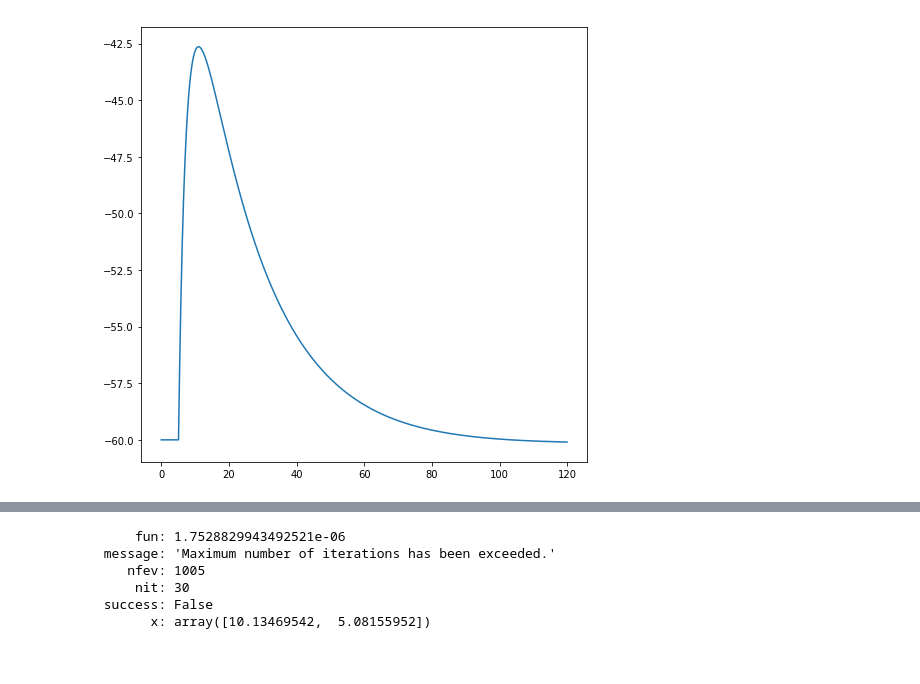
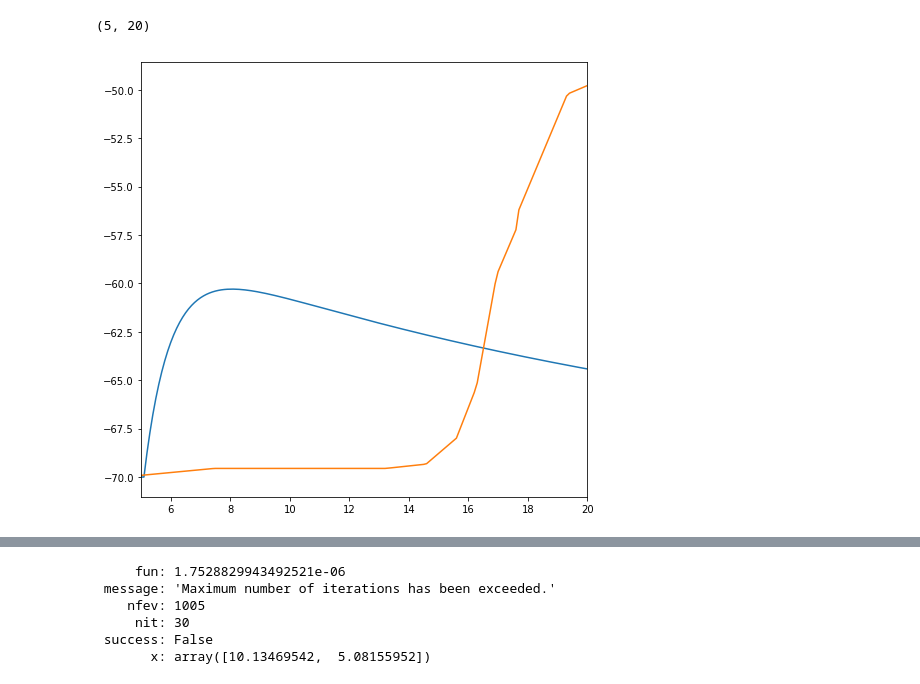
Before and after one commit to ANaka/dh_model, a Jupyter notebook: dh_model_epsp_fitting2.ipynb, the cells around one changed output, grey strips where cells are left out. Saved outputs shown, nothing was run; the diff lists cells and outputs as text; code cells hidden in the pictures.

```diff
--- a/dh_model_epsp_fitting2.ipynb
+++ b/dh_model_epsp_fitting2.ipynb
@@ -184,8 +198,15 @@ from scipy.interpolate import interp1d
+# %%
+from scipy.interpolate import interp1d
+interp = interp1d(x,y)
 # %%
 ################################################################################
 # Model parameters
 ################################################################################
 ### General parameters
-duration = 0.12*second  # Total simulation time
+duration = x[-1]*ms  # Total simulation time
 sim_dt = 0.1*ms        # Integrator/sampling step
 defaultclock.dt = sim_dt
+# %%
+tb = np.arange(0,duration,sim_dt)
+train_v = interp(tb/ms) * mV
+train_v = train_v/volt
@@ -192,4 +218,5 @@ defaultclock.dt = sim_dt
 # %%
+
 ct = 'pep1'
 constructor = afferent_group()
 constructor.select_cell_type(ct)
@@ -197,7 +224,7 @@ constructor.params['N'] = 1
 constructor.params['outputs']['i_gal']['p'] = 1
 constructor.params['outputs']['i_gal']['w_mu'] = 7 * nS
 constructor.add_spikes(indices = array([0]), spikes = array([5])* ms)
-af_ngs[ct], af_params[ct] = constructor.generate_afferent_group()
+pre, pre_params = constructor.generate_afferent_group()
 
 
 ct = 'i_gal'
@@ -208,25 +235,18 @@ constructor = neuron_group_constructor()
 constructor.select_cell_type(ct)
 constructor.params['N'] = 1
 constructor.params['intrinsics']['g_l_sigma'] = 0.0001 * nS
-constructor.params['intrinsics']['tau_e'] = 2.8 * ms
-ngs[ct], params[ct], i_ex[ct] = constructor.generate_neuron_group()
+constructor.params['intrinsics']['tau_e'] = 1 * ms
+constructor.params['intrinsics']['E_l'] = -70 * mV
+post, post_params, i_ex = constructor.generate_neuron_group()
 
-states={}
-spikes = {}
-for cell_type in params:
-    states[cell_type]= StateMonitor(ngs[cell_type], ['v','g_e','g_i'], record=True)
-    spikes[cell_type]= SpikeMonitor(ngs[cell_type], record=True)
 
-synapses=[]
+states= StateMonitor(post, ['v','g_e','g_i'], record=True)
+spikes= SpikeMonitor(pre, record=True)
 
-for pre, outputs in af_params.items():
-    for post in outputs['outputs']:
-        if post in params.keys():
-                print(pre,post)
-                synapses.append(connect_neuron_groups(af_ngs[pre], ngs[post],**outputs['outputs'][post]))
+syn = connect_neuron_groups(pre, post,**pre_params['outputs']['i_gal'])
 
-for ct in cts:
-    initialize_I_ex(ngs[ct], i_ex[ct])
+initialize_I_ex(post, i_ex)
 
-net = Network(ngs,states,spikes,synapses,af_ngs)
+net = Network(post,states,spikes,syn,pre)
+
 net.store()
@@ -263,5 +258,8 @@ state_mon = states['i_gal']
 # %%
 f,ax = plt.subplots(1,1,figsize = (8,8))
-ax.plot(state_mon.t/ms, state_mon.v[0,:]/ms);
+ax.plot(states.t/ms, states.v_[0,:]/ms);
+ax.plot(tb/ms,train_v/ms)
+plt.xlim((5,20))
 # %% [output]
+(5, 20)
-[figure, old version]
+[figure, new version]
```
Also changed, not shown: parts of 15 cells of this notebook, 1 other file.
